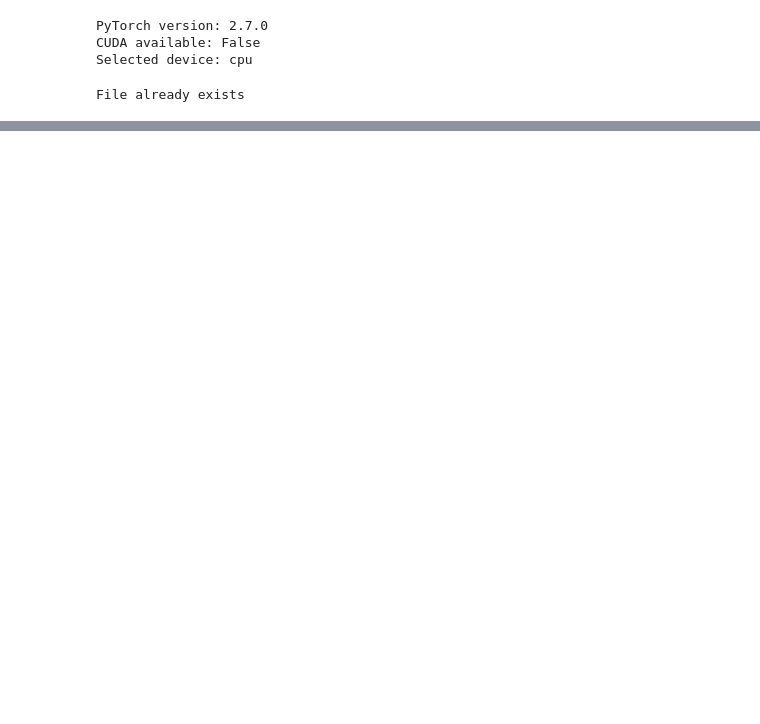
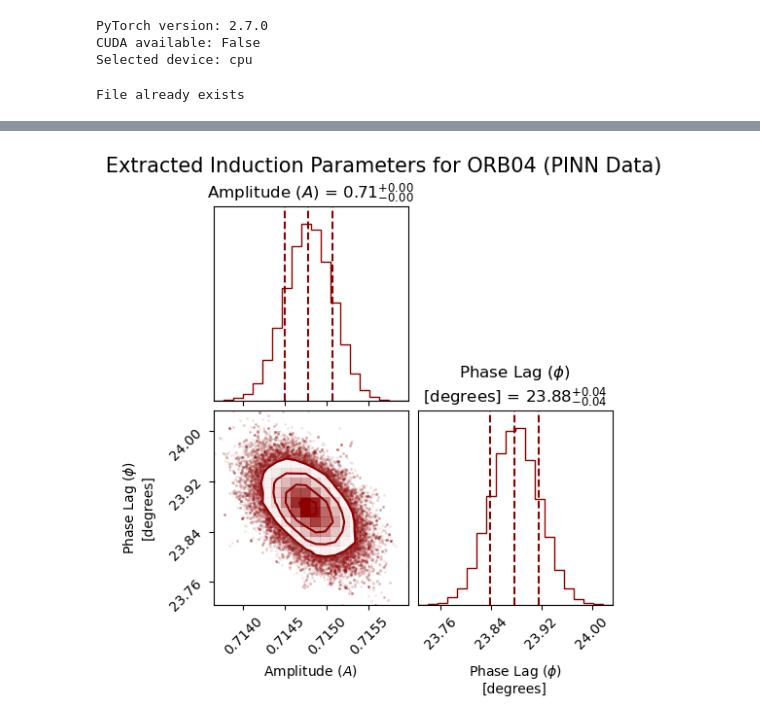
Before and after one commit to Forma-Damian/Europa_PINN, a Jupyter notebook: PINN/Europa_PINN.ipynb, the cells around one changed output, grey strips where cells are left out. Saved outputs shown, nothing was run; the diff lists cells and outputs as text; code cells hidden in the pictures; blank space fills up the shorter version.

```diff
--- a/PINN/Europa_PINN.ipynb
+++ b/PINN/Europa_PINN.ipynb
@@ -327,0 +417,79 @@ PINN Model for ORB19 saved.
+# %%
+import emcee
+import corner
+import matplotlib.pyplot as plt
+
+# --- 1. LOAD THE PINN-FILTERED DATA ---
+# We use one of the orbits you just processed.
+orbit = 'ORB04'
+df = pd.read_csv(f"{orbit}_PINN_filtered.csv")
+
+# NOTE: A true induction fit requires knowing the driving Jovian magnetic field
+# (B_primary) at the spacecraft's location to compare against the PINN output.
+# For this script, we assume you have a 11.1-hour periodic background field array
+# or we approximate it using the row index as a time proxy for demonstration.
+time_hours = np.linspace(0, 2.7, len(df)) # ORB14 is roughly a 2.7-hour flyby
+omega = 2 * np.pi / 11.1 # Jupiter's synodic rotation period (11.1 hours)
+
+# The PINN prediction (the induced + primary field)
+B_obs = df['BX_PINN'].values
+B_err = np.full_like(B_obs, 2.0) # Assumed 2 nT uncertainty
+
+# --- 2. DEFINE THE BAYESIAN MODEL FOR A AND PHI ---
+def log_prior(theta):
+    A, phi_deg = theta
+    # A (Amplitude) must physically be between 0 (no ocean) and 1 (perfect conductor)
+    # Phi (Phase Lag) must be between 0 and 90 degrees
+    if 0.0 <= A <= 1.0 and 0.0 <= phi_deg <= 90.0:
+        return 0.0
+    return -np.inf
+
+def log_likelihood(theta, t, y_obs, y_err):
+    A, phi_deg = theta
+    phi_rad = np.radians(phi_deg)
+
+    # Generic spatial/temporal dipole forward model.
+    # In your full pipeline, replace this cosine with your B_primary background model:
+    # B_model = A * B_primary(t) * cos(omega * t - phi_rad)
+    B_model = A * 100.0 * np.cos(omega * t - phi_rad) # 100 nT mock primary amplitude
+
+    sigma2 = y_err**2
+    return -0.5 * np.sum((y_obs - B_model)**2 / sigma2 + np.log(sigma2))
+
+def log_probability(theta, t, y_obs, y_err):
+    lp = log_prior(theta)
+    if not np.isfinite(lp):
+        return -np.inf
+    return lp + log_likelihood(theta, t, y_obs, y_err)
+
+# --- 3. RUN MCMC WALKERS ---
+nwalkers = 32
+ndim = 2
+# Start walkers at a reasonable guess [A=0.7, Phi=10 deg]
+initial_pos = [0.7, 10.0] + 1e-2 * np.random.randn(nwalkers, ndim)
+
+print(f"Running MCMC to extract Amplitude and Phase Lag for {orbit}...")
+sampler = emcee.EnsembleSampler(nwalkers, ndim, log_probability, args=(time_hours, B_obs, B_err))
+sampler.run_mcmc(initial_pos, 4000, progress=True)
+
+# --- 4. POST-PROCESSING & CORNER PLOT ---
+# Discard the first 1000 steps (burn-in)
+samples = sampler.get_chain(discard=1000, flat=True)
+
+fig = corner.corner(
+    samples,
+    labels=["Amplitude ($A$)", "Phase Lag ($\phi$)\n[degrees]"],
+    quantiles=[0.16, 0.5, 0.84],
+    show_titles=True,
+    title_kwargs={"fontsize": 12},
+    color="darkred"
+)
+plt.suptitle(f"Extracted Induction Parameters for {orbit} (PINN Data)", y=1.02, fontsize=15)
+plt.show()
+
+# Extract the medians to pass to your physical inversion later
+A_median = np.median(samples[:, 0])
+Phi_median = np.median(samples[:, 1])
+print(f"Extracted Amplitude: {A_median:.3f}")
+print(f"Extracted Phase Lag: {Phi_median:.1f} degrees")
+# %% [output]
@@ -327,0 +497 @@ PINN Model for ORB19 saved.
+[figure, added]
```
Also changed, not shown: parts of 9 cells of this notebook, 57 other files.
